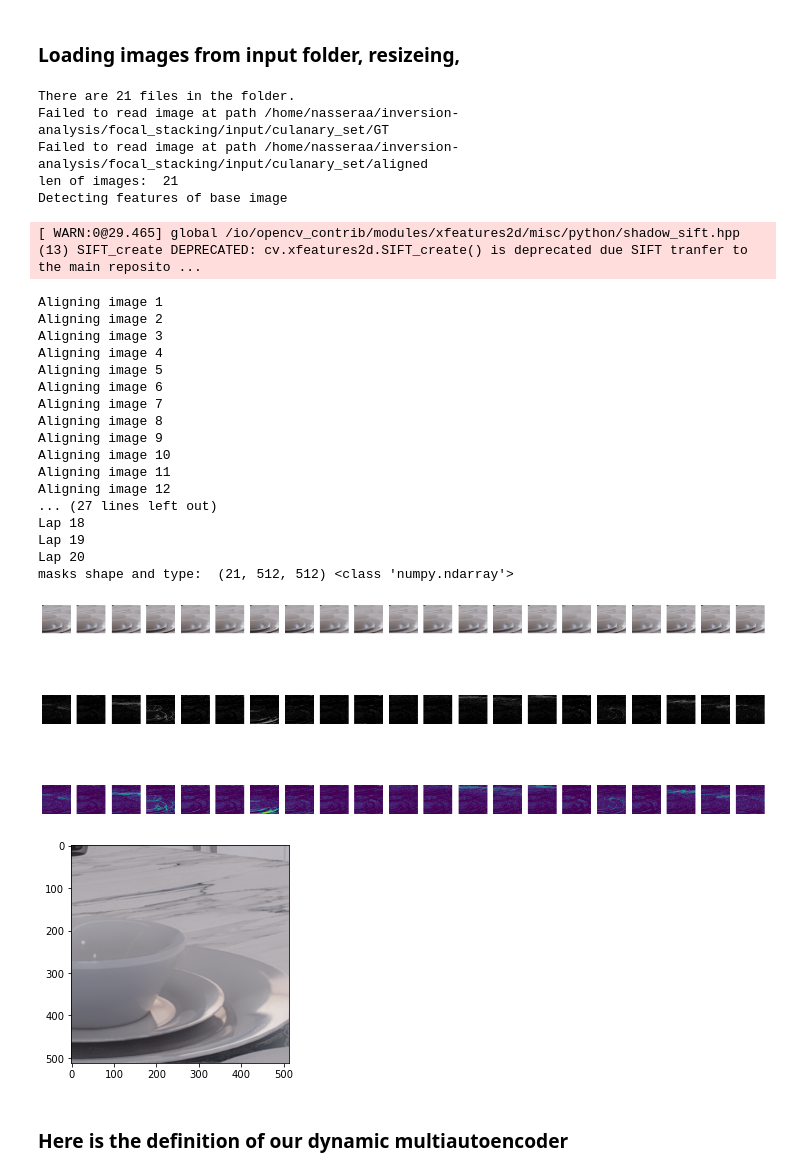
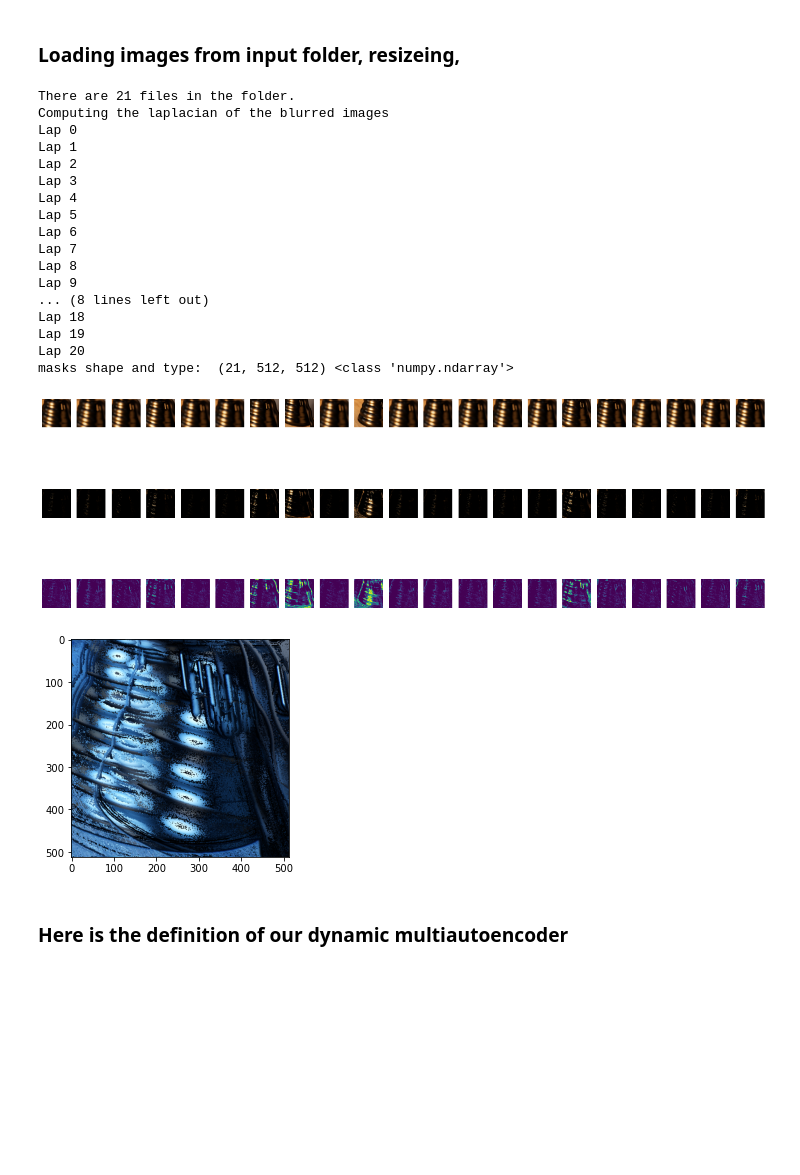
Before and after one commit to Alooi/focal_AI_stacking, a Jupyter notebook: FAIS-3Dset.ipynb, the cells around one changed output. Cells and saved outputs as stored; diff of their text form; code cells hidden in the pictures; blank space fills up the shorter version.

```diff
--- a/FAIS-3Dset.ipynb
+++ b/FAIS-3Dset.ipynb
@@ -25,14 +25,14 @@ import torch.utils.data as data
 from torch.optim.lr_scheduler import StepLR
 import time
 # %%
-input_to_use = "culanary_set" # make sure you have a folder named input with a subfolder named {input_to_use}
+input_to_use = "CoOfFee" # make sure you have a folder named input with a subfolder named {input_to_use}
 base_path = f'/home/nasseraa/inversion-analysis/focal_stacking/input'
 folder_counter = f'{base_path}/{input_to_use}'
 output_folder = f'output/{input_to_use}'
 detect_misaligned_flag = False
 resize_factor = 7
 
-align_images_flag = True
+align_images_flag = False
 get_masks_flag = True
 use_aligned = True
 experiment_name = "3D_Set_" + f'{input_to_use}'
@@ -334,7 +334,7 @@ if not os.path.exists(output_folder):
     os.makedirs(output_folder)
 
 if use_aligned:
-    data_dir = f'input/{input_to_use}/aligned/'
+    data_dir = f'{base_path}/{input_to_use}/aligned/cropped_0'
 else:
     data_dir = f'{base_path}/{input_to_use}'
 
@@ -358,7 +358,7 @@ if align_images_flag:
         # aligned_images[i] = cv2.resize(aligned_images[i], (int(aligned_images[i].shape[1]//resize_factor), int(aligned_images[i].shape[0]//resize_factor)))
         # get a crop 512 x 512 from the center
         aligned_images[i] = aligned_images[i][int(aligned_images[i].shape[0]//2 - 256):int(aligned_images[i].shape[0]//2 + 256), int(aligned_images[i].shape[1]//2 - 256):int(aligned_images[i].shape[1]//2 + 256)]
-        cv2.imwrite(data_dir + "aligned" + str(i) + ".png", aligned_images[i])
+        cv2.imwrite(f'{data_dir}/{i}.png', aligned_images[i])
 if get_masks_flag:
     # get masks
     masks, baseline_result = doLapStack(read_images(data_dir))
@@ -384,57 +384,51 @@ images = images.numpy()
 masks = masks.numpy()
 
 # Plot the images and masks
 fig, axes = plt.subplots(nrows=3, ncols=batch_size, figsize=(18,8))
 
 for i in range(batch_size):
     # Plot the image
     axes[0][i].imshow(np.transpose(gt[i], (1, 2, 0)))
     axes[0][i].axis('off')
     # include only 1 values from the mask in the image
     gt_masked = gt[i] * masks[i]
     new_mask = gt_masked != 0
     axes[1][i].imshow(np.transpose(gt_masked, (1, 2, 0)))
     axes[1][i].axis('off')
 
     # Plot the mask in grey scale
     axes[2][i].imshow(np.transpose(masks[i], (1, 2, 0)))
     axes[2][i].axis('off')
 
 plt.tight_layout()
 plt.show()
 
 # show baseline result
 plt.imshow(baseline_result)
 plt.show()
 
 # save baseline result
 save_as_image(baseline_result, output_folder, "baseline_result.png")
 # %% [output]
 There are 21 files in the folder.
-Failed to read image at path /home/nasseraa/inversion-analysis/focal_stacking/input/culanary_set/GT
-Failed to read image at path /home/nasseraa/inversion-analysis/focal_stacking/input/culanary_set/aligned
-len of images:  21
-Detecting features of base image
+Computing the laplacian of the blurred images
+Lap 0
+Lap 1
+Lap 2
+Lap 3
+Lap 4
+Lap 5
+Lap 6
+Lap 7
+Lap 8
+Lap 9
+... (8 lines left out)
+Lap 18
+Lap 19
+Lap 20
+masks shape and type:  (21, 512, 512) <class 'numpy.ndarray'>
-[ WARN:0@29.465] global /io/opencv_contrib/modules/xfeatures2d/misc/python/shadow_sift.hpp (13) SIFT_create DEPRECATED: cv.xfeatures2d.SIFT_create() is deprecated due SIFT tranfer to the main reposito ...
-Aligning image 1
-Aligning image 2
-Aligning image 3
-Aligning image 4
-Aligning image 5
-Aligning image 6
-Aligning image 7
-Aligning image 8
-Aligning image 9
-Aligning image 10
-Aligning image 11
-Aligning image 12
-... (27 lines left out)
-Lap 18
-Lap 19
-Lap 20
-masks shape and type:  (21, 512, 512) <class 'numpy.ndarray'>
-[figure, old version]
+[figure, new version]
-[figure, old version]
+[figure, new version]
 # %% [markdown]
 ### Here is the definition of our dynamic multiautoencoder
 # %%
```
Also changed, not shown: 14 other files.
